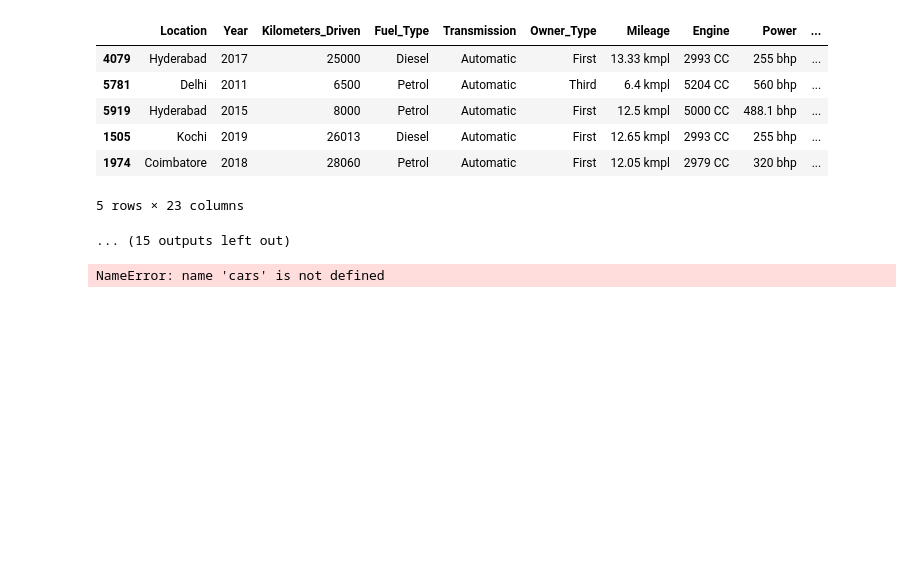
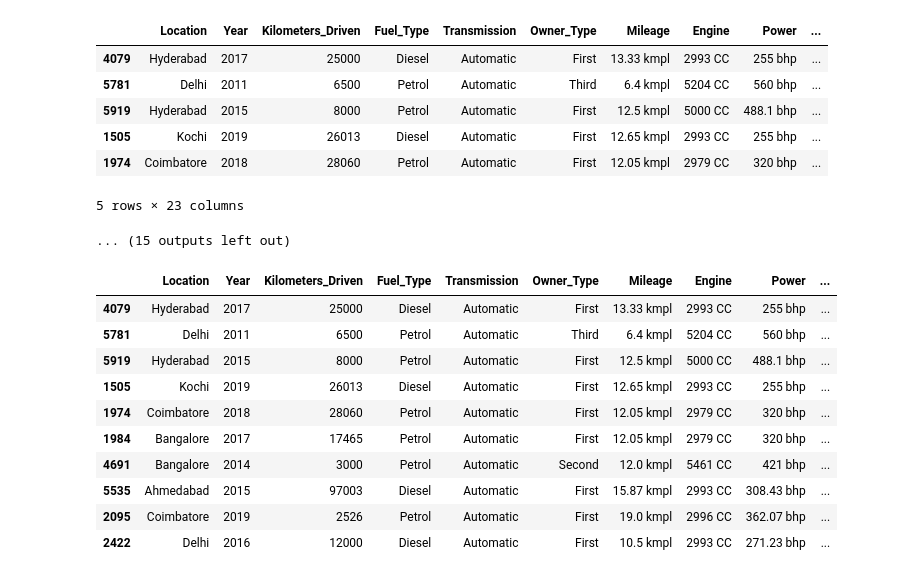
Before and after one commit to gggvitalii90/python_analytics_ich_120925, a Jupyter notebook: DZ_python_DA/DZ_19_Honcharov_DA.ipynb, the cells around one changed output. Cells and saved outputs as stored; diff of their text form; code cells hidden in the pictures; blank space fills up the shorter version.

```diff
--- a/DZ_python_DA/DZ_19_Honcharov_DA.ipynb
+++ b/DZ_python_DA/DZ_19_Honcharov_DA.ipynb
@@ -197,12 +197,22 @@ Price: выбросов = 718
 # %%
 # Примите решение по каждому выбросу и реализуйте это
 # Добавьте комментарий по вашему решению
 
 # Мое решение:
 # 1) Исправил явную опечатку в пробеге: BMW X5xDrive 2017 (6_500_000 -> 21_000).
 # 2) Все остальные выбросы в числовых столбцах не удалял, т.к. они в полне правдоподнобные
 #
 
-display(cars.sort_values(by='Price', ascending=False).head(3))
+display(cars.sort_values(by='Price', ascending=False).head(10)[['Location', 'Year', 'Kilometers_Driven', 'Fuel_Type', 'Transmission', 'Owner_Type', 'Mileage', 'Engine', 'Power', 'Seats', 'Price']])
 # %% [output]
-NameError: name 'cars' is not defined
+|  | Location | Year | Kilometers_Driven | Fuel_Type | Transmission | Owner_Type | Mileage | Engine | Power | ... |
+| 4079 | Hyderabad | 2017 | 25000 | Diesel | Automatic | First | 13.33 kmpl | 2993 CC | 255 bhp | ... |
+| 5781 | Delhi | 2011 | 6500 | Petrol | Automatic | Third | 6.4 kmpl | 5204 CC | 560 bhp | ... |
+| 5919 | Hyderabad | 2015 | 8000 | Petrol | Automatic | First | 12.5 kmpl | 5000 CC | 488.1 bhp | ... |
+| 1505 | Kochi | 2019 | 26013 | Diesel | Automatic | First | 12.65 kmpl | 2993 CC | 255 bhp | ... |
+| 1974 | Coimbatore | 2018 | 28060 | Petrol | Automatic | First | 12.05 kmpl | 2979 CC | 320 bhp | ... |
+| 1984 | Bangalore | 2017 | 17465 | Petrol | Automatic | First | 12.05 kmpl | 2979 CC | 320 bhp | ... |
+| 4691 | Bangalore | 2014 | 3000 | Petrol | Automatic | Second | 12.0 kmpl | 5461 CC | 421 bhp | ... |
+| 5535 | Ahmedabad | 2015 | 97003 | Diesel | Automatic | First | 15.87 kmpl | 2993 CC | 308.43 bhp | ... |
+| 2095 | Coimbatore | 2019 | 2526 | Petrol | Automatic | First | 19.0 kmpl | 2996 CC | 362.07 bhp | ... |
+| 2422 | Delhi | 2016 | 12000 | Diesel | Automatic | First | 10.5 kmpl | 2993 CC | 271.23 bhp | ... |
```
Also changed, not shown: 2 other files.
